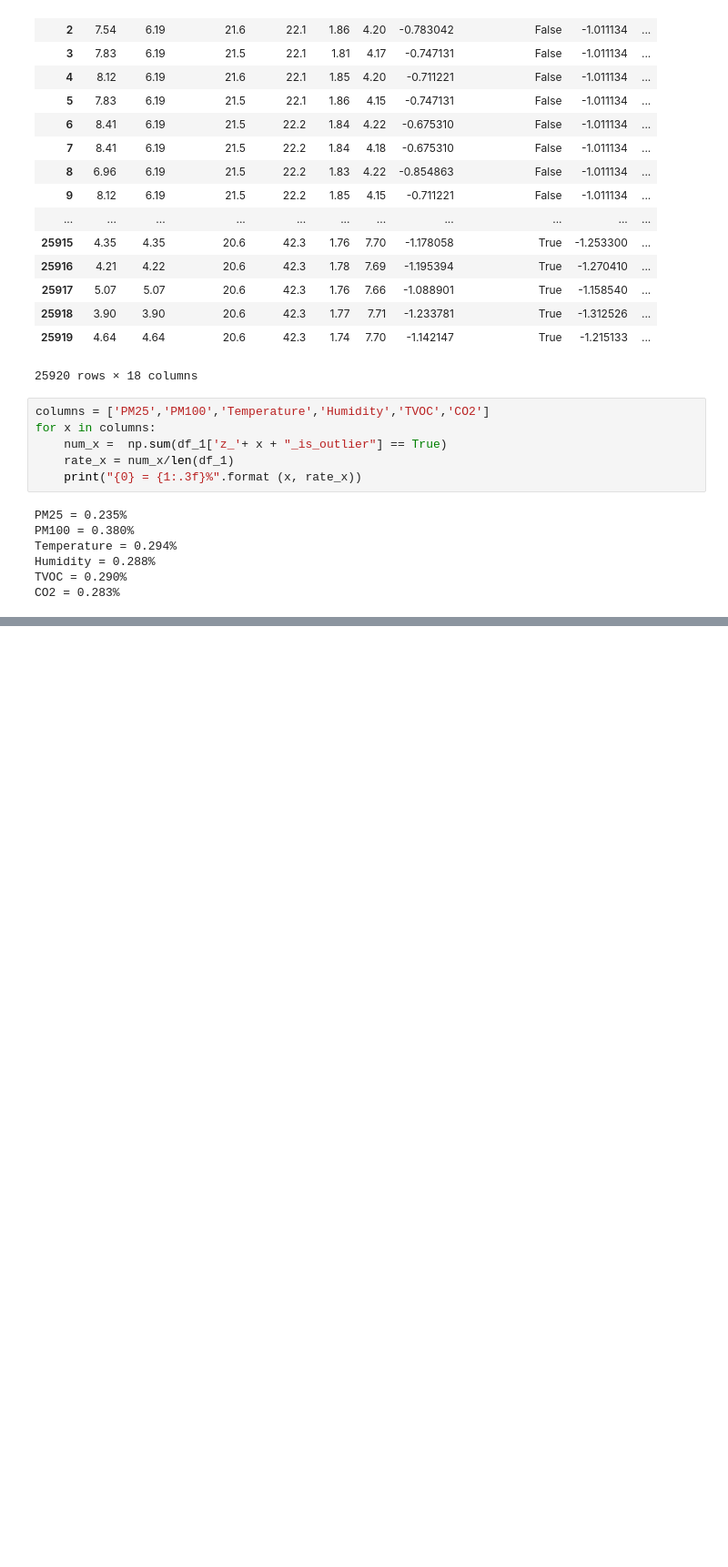
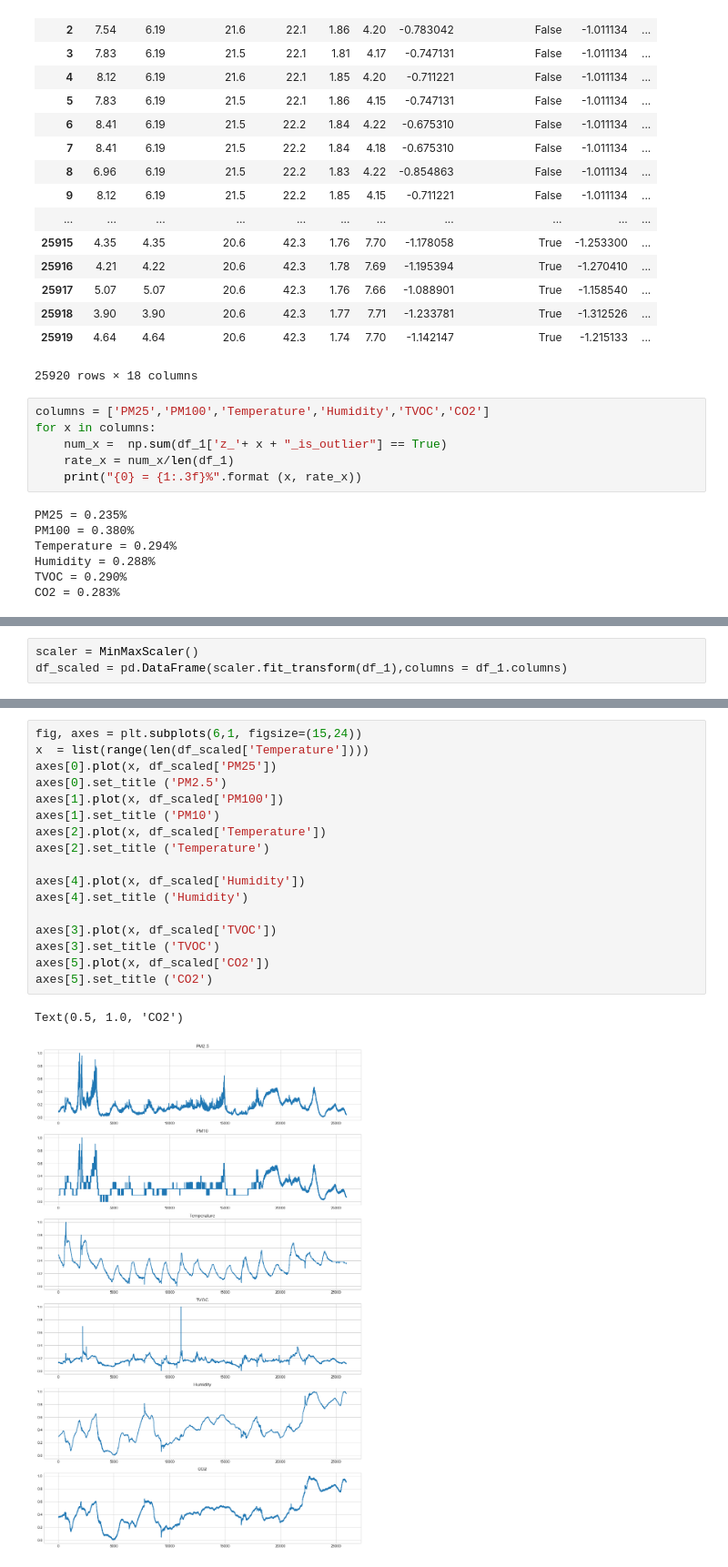
Before and after one commit to iceman67/HRS, a Jupyter notebook: Sensor_April_Environment.ipynb, the cells around one changed output, grey strips where cells are left out. Shown at 91% size. Cells and saved outputs as stored; diff of their text form; blank space fills up the shorter version.

```diff
--- a/Sensor_April_Environment.ipynb
+++ b/Sensor_April_Environment.ipynb
@@ -418,0 +432,3 @@ CO2 = 0.283%
+# %%
+scaler = MinMaxScaler()
+df_scaled = pd.DataFrame(scaler.fit_transform(df_1),columns = df_1.columns)
@@ -418,0 +444,20 @@ CO2 = 0.283%
+# %%
+fig, axes = plt.subplots(6,1, figsize=(15,24))
+x  = list(range(len(df_scaled['Temperature'])))
+axes[0].plot(x, df_scaled['PM25'])
+axes[0].set_title ('PM2.5')
+axes[1].plot(x, df_scaled['PM100'])
+axes[1].set_title ('PM10')
+axes[2].plot(x, df_scaled['Temperature'])
+axes[2].set_title ('Temperature')
+
+axes[4].plot(x, df_scaled['Humidity'])
+axes[4].set_title ('Humidity')
+
+axes[3].plot(x, df_scaled['TVOC'])
+axes[3].set_title ('TVOC')
+axes[5].plot(x, df_scaled['CO2'])
+axes[5].set_title ('CO2')
+# %% [output]
+Text(0.5, 1.0, 'CO2')
+[figure, added]
```
Also changed, not shown: parts of 5 cells of this notebook.
